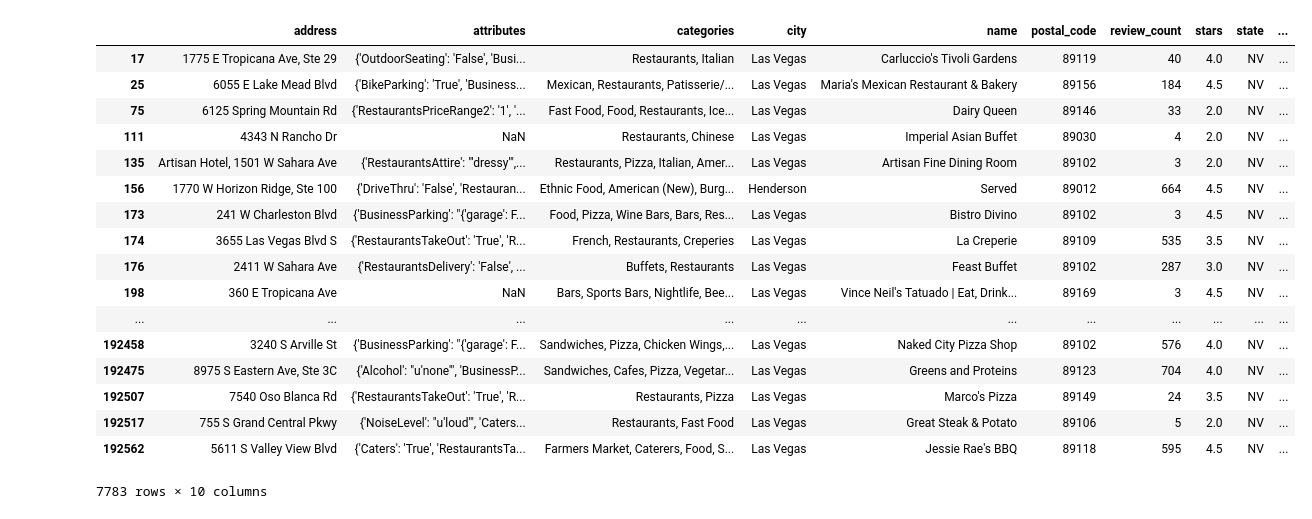
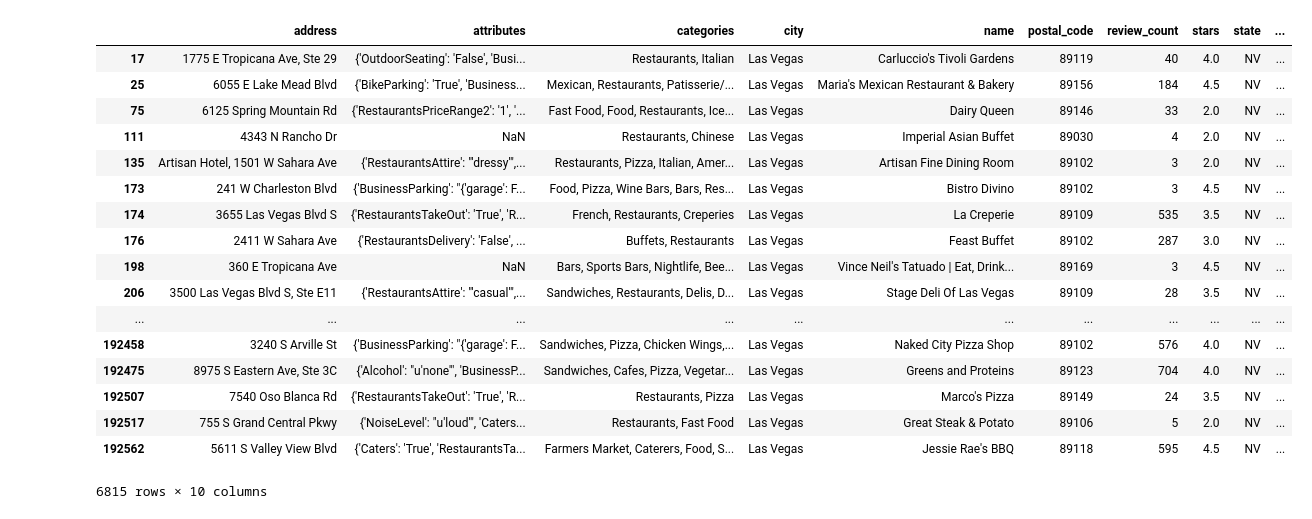
Before and after one commit to michelletran42/Yelp-Attributes-Health-Score, a Jupyter notebook: YelpRatingAnalysis.ipynb, the cells around one changed output. Drawn from its saved outputs; the diff is of its cells as text; code cells hidden in the pictures.

Commit message:
Grabbed only Las Vegas restaurants

```diff
--- a/YelpRatingAnalysis.ipynb
+++ b/YelpRatingAnalysis.ipynb
@@ -4,36 +4,39 @@ import numpy as np
 # %%
 # Read business.csv file
 df_business = pd.read_csv('business.csv')
 
 # Get the following columns: address, attributes, categories, city, name, postal_code, review_count, stars, state
 df_business = df_business[['address', 'attributes', 'categories', 'city', 'name', 'postal_code',
                            'review_count', 'stars', 'state']]
 
-# Get businesses in the 'state' of CA
+# Get businesses in the 'state' of NV
 df_business = df_business.loc[df_business['state'] == ('NV')]
 
 # Create a column to check if the business is a 'Restaurant'
 df_business['is a restaurant'] = df_business['categories'].str.contains("Restaurants")
 
 # Filter dataframe for rows that are True for 'is a restaurant'
 df_business = df_business.loc[df_business['is a restaurant'] == (True)]
+
+# Get businesses in Las Vegas of NV
+df_business = df_business.loc[df_business['city'].str.contains("Vegas")]
 df_business
 # %% [output]
 |  | address | attributes | categories | city | name | postal_code | review_count | stars | state | ... |
 | 17 | 1775 E Tropicana Ave, Ste 29 | {'OutdoorSeating': 'False', 'Busi... | Restaurants, Italian | Las Vegas | Carluccio's Tivoli Gardens | 89119 | 40 | 4.0 | NV | ... |
 | 25 | 6055 E Lake Mead Blvd | {'BikeParking': 'True', 'Business... | Mexican, Restaurants, Patisserie/... | Las Vegas | Maria's Mexican Restaurant & Bakery | 89156 | 184 | 4.5 | NV | ... |
 | 75 | 6125 Spring Mountain Rd | {'RestaurantsPriceRange2': '1', '... | Fast Food, Food, Restaurants, Ice... | Las Vegas | Dairy Queen | 89146 | 33 | 2.0 | NV | ... |
 | 111 | 4343 N Rancho Dr | NaN | Restaurants, Chinese | Las Vegas | Imperial Asian Buffet | 89030 | 4 | 2.0 | NV | ... |
 | 135 | Artisan Hotel, 1501 W Sahara Ave | {'RestaurantsAttire': "'dressy'",... | Restaurants, Pizza, Italian, Amer... | Las Vegas | Artisan Fine Dining Room | 89102 | 3 | 2.0 | NV | ... |
-| 156 | 1770 W Horizon Ridge, Ste 100 | {'DriveThru': 'False', 'Restauran... | Ethnic Food, American (New), Burg... | Henderson | Served | 89012 | 664 | 4.5 | NV | ... |
 | 173 | 241 W Charleston Blvd | {'BusinessParking': "{'garage': F... | Food, Pizza, Wine Bars, Bars, Res... | Las Vegas | Bistro Divino | 89102 | 3 | 4.5 | NV | ... |
 | 174 | 3655 Las Vegas Blvd S | {'RestaurantsTakeOut': 'True', 'R... | French, Restaurants, Creperies | Las Vegas | La Creperie | 89109 | 535 | 3.5 | NV | ... |
 | 176 | 2411 W Sahara Ave | {'RestaurantsDelivery': 'False', ... | Buffets, Restaurants | Las Vegas | Feast Buffet | 89102 | 287 | 3.0 | NV | ... |
 | 198 | 360 E Tropicana Ave | NaN | Bars, Sports Bars, Nightlife, Bee... | Las Vegas | Vince Neil's Tatuado | Eat, Drink... | 89169 | 3 | 4.5 | NV | ... |
+| 206 | 3500 Las Vegas Blvd S, Ste E11 | {'RestaurantsAttire': "'casual'",... | Sandwiches, Restaurants, Delis, D... | Las Vegas | Stage Deli Of Las Vegas | 89109 | 28 | 3.5 | NV | ... |
 | ... | ... | ... | ... | ... | ... | ... | ... | ... | ... | ... |
 | 192458 | 3240 S Arville St | {'BusinessParking': "{'garage': F... | Sandwiches, Pizza, Chicken Wings,... | Las Vegas | Naked City Pizza Shop | 89102 | 576 | 4.0 | NV | ... |
 | 192475 | 8975 S Eastern Ave, Ste 3C | {'Alcohol': "u'none'", 'BusinessP... | Sandwiches, Cafes, Pizza, Vegetar... | Las Vegas | Greens and Proteins | 89123 | 704 | 4.0 | NV | ... |
 | 192507 | 7540 Oso Blanca Rd | {'RestaurantsTakeOut': 'True', 'R... | Restaurants, Pizza | Las Vegas | Marco's Pizza | 89149 | 24 | 3.5 | NV | ... |
 | 192517 | 755 S Grand Central Pkwy | {'NoiseLevel': "u'loud'", 'Caters... | Restaurants, Fast Food | Las Vegas | Great Steak & Potato | 89106 | 5 | 2.0 | NV | ... |
 | 192562 | 5611 S Valley View Blvd | {'Caters': 'True', 'RestaurantsTa... | Farmers Market, Caterers, Food, S... | Las Vegas | Jessie Rae's BBQ | 89118 | 595 | 4.5 | NV | ... |
-7783 rows × 10 columns
+6815 rows × 10 columns
```
